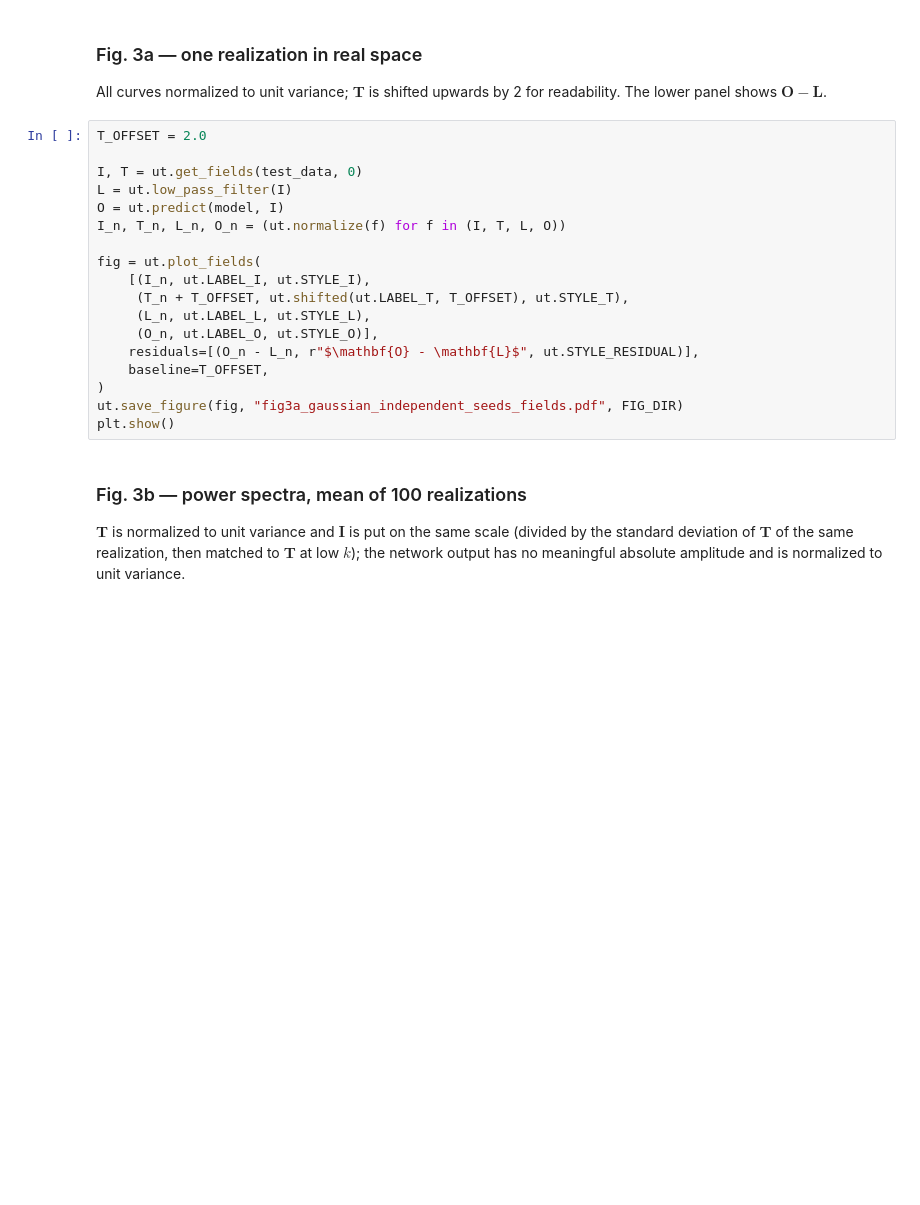
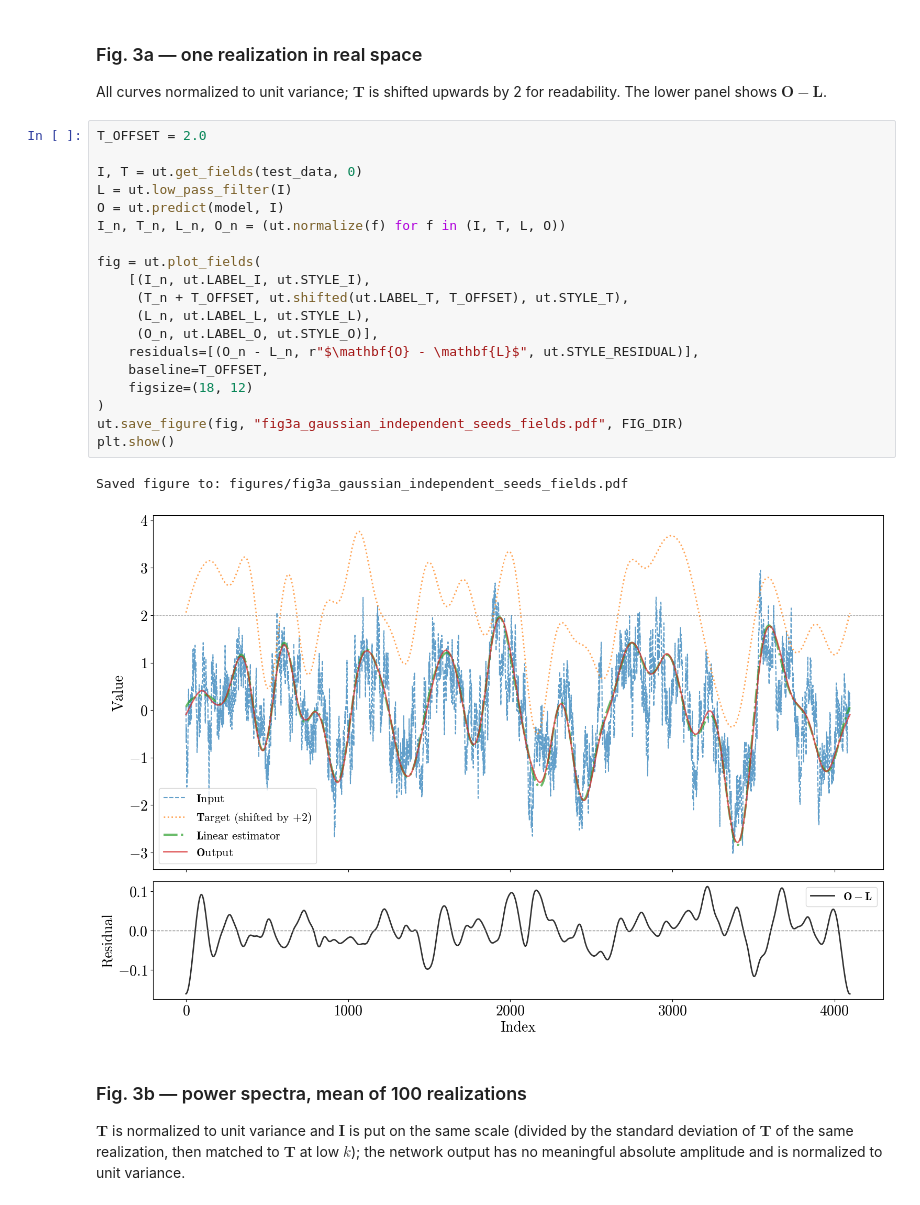
Before and after one commit to Franz352/unet_paper, a Jupyter notebook: unet_gaussian.ipynb, the cells around one changed output. Cells and saved outputs as stored; diff of their text form; blank space fills up the shorter version.

```diff
--- a/unet_gaussian.ipynb
+++ b/unet_gaussian.ipynb
@@ -187,21 +182,25 @@ All curves normalized to unit variance; $\mathbf{T}$ is shifted upwards by 2 for
 # %%
 T_OFFSET = 2.0
 
 I, T = ut.get_fields(test_data, 0)
 L = ut.low_pass_filter(I)
 O = ut.predict(model, I)
 I_n, T_n, L_n, O_n = (ut.normalize(f) for f in (I, T, L, O))
 
 fig = ut.plot_fields(
     [(I_n, ut.LABEL_I, ut.STYLE_I),
      (T_n + T_OFFSET, ut.shifted(ut.LABEL_T, T_OFFSET), ut.STYLE_T),
      (L_n, ut.LABEL_L, ut.STYLE_L),
      (O_n, ut.LABEL_O, ut.STYLE_O)],
     residuals=[(O_n - L_n, r"$\mathbf{O} - \mathbf{L}$", ut.STYLE_RESIDUAL)],
     baseline=T_OFFSET,
+    figsize=(18, 12)
 )
 ut.save_figure(fig, "fig3a_gaussian_independent_seeds_fields.pdf", FIG_DIR)
 plt.show()
+# %% [output]
+Saved figure to: figures/fig3a_gaussian_independent_seeds_fields.pdf
+[figure, added]
 # %% [markdown]
 ### Fig. 3b — power spectra, mean of 100 realizations
 
```
Also changed, not shown: parts of 5 cells of this notebook, 1 other file.
